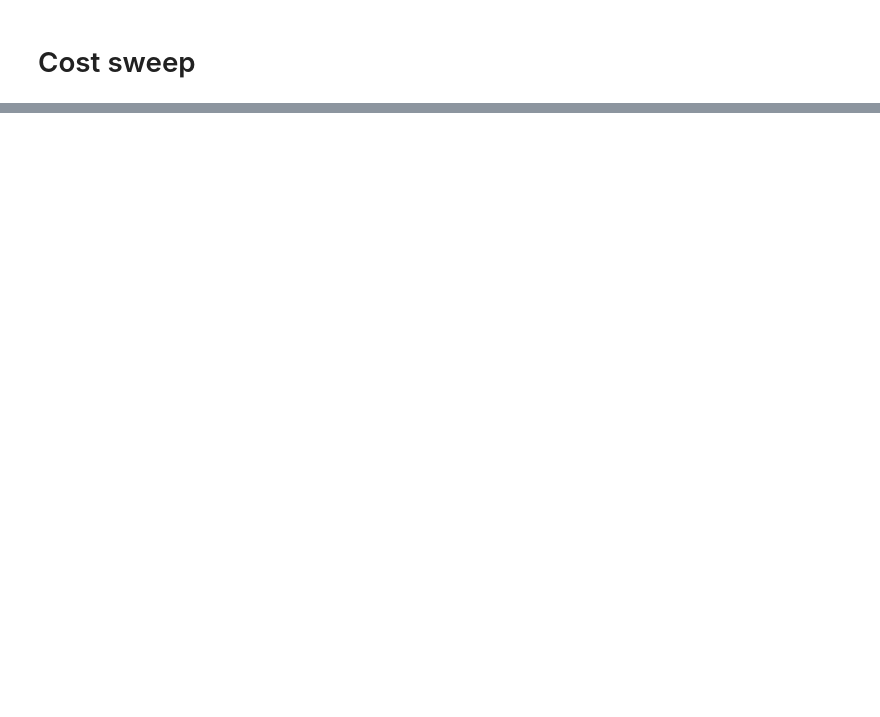
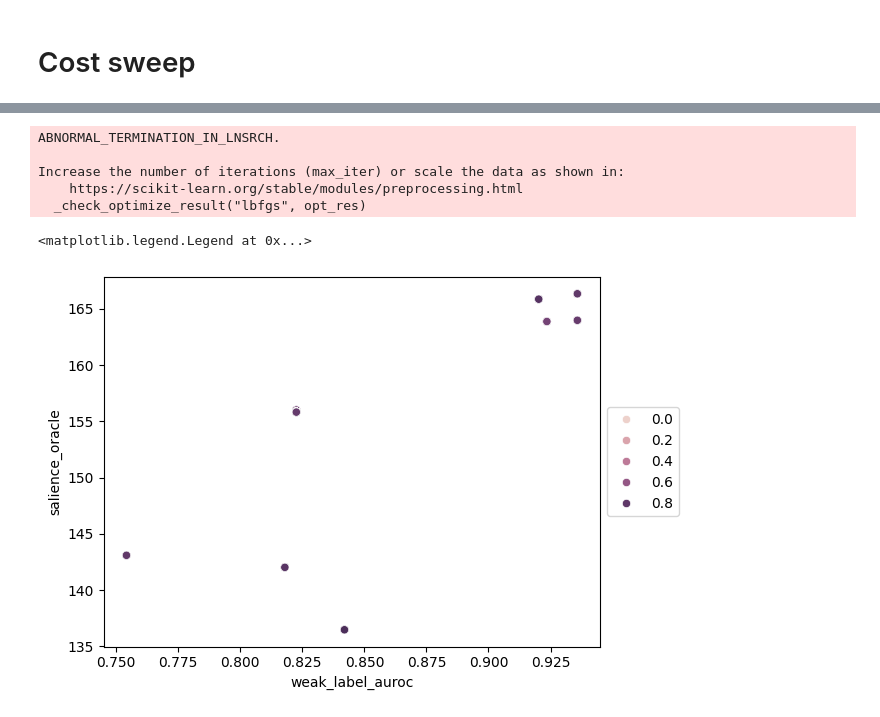
Before and after one commit to EleutherAI/scalable-elicitation, a Jupyter notebook: analysis.ipynb, the cells around one changed output, grey strips where cells are left out. Cells and saved outputs as stored; diff of their text form; code cells hidden in the pictures; blank space fills up the shorter version.

```diff
--- a/analysis.ipynb
+++ b/analysis.ipynb
@@ -513,0 +591,59 @@ f_df = pd.DataFrame(results)
+# %%
+from tqdm import tqdm
+# optimal spending frac vs: weak quality, weak_affordable, oracle_affordable, distractor salience, desired salience
+# TODO: include error bars based on GP std
+
+results = []
+for row in tqdm(df.iloc, total=len(df)):
+    for weak_affordable in 10 ** np.linspace(0, 4, 5):
+        for oracle_affordable in 10 ** np.linspace(0, 4, 5):
+            curr_df = results_df[(results_df["ds_name"] == row["ds_name"])]
+            n_wo = np.stack([np.linspace(0, weak_affordable, 101), np.linspace(oracle_affordable, 0, 101)], axis=1)
+            X = reparametrize(np.stack([curr_df["num_weak"].values, curr_df["num_oracle"].values], axis=1))  # type: ignore
+            y = curr_df["auroc"]
+            cost_ratio = weak_affordable / oracle_affordable
+
+            # Define the Gaussian Process model
+            kernel = 1.0 * RBF(length_scale=1.0) + WhiteKernel(noise_level=0.1)
+            gp = GaussianProcessRegressor(kernel=kernel, n_restarts_optimizer=10, normalize_y=True)
+
+            # Fit the model
+            gp.fit(X, y)
+            auroc, auroc_std = gp.predict(reparametrize(n_wo), return_std=True)
+            oracle_spending_frac = cost_ratio * n_wo[:, 1] / (cost_ratio * n_wo[:, 1] + n_wo[:, 0])
+
+            n_boot = 1000
+            auroc_samples = gp.sample_y(reparametrize(n_wo), n_samples=n_boot).T
+            argmaxes = np.argmax(auroc_samples, axis=1)
+            optimal_oracle_spending_frac = oracle_spending_frac[argmaxes]
+            optimal_oracle_spending_frac_mean = optimal_oracle_spending_frac.mean()
+            optimal_oracle_spending_frac_lo = np.percentile(optimal_oracle_spending_frac, 2.5)
+            optimal_oracle_spending_frac_hi = np.percentile(optimal_oracle_spending_frac, 97.5)
+            r = linregress(oracle_spending_frac, auroc).rvalue
+            results.append({
+                "ds_name": row["ds_name"],
+                "seed": row["seed"],
+                "weak_label_auroc": row["weak_label_auroc"],
+                "weak_label_acc": row["weak_label_acc"],
+                "auroc": auroc.max(),
+                "auroc_std": auroc_std[auroc.argmax()],
+                "aurocs": auroc,
+                "auroc_stds": auroc_std,
+                "oracle_spending_frac": oracle_spending_frac,
+                "salience_weak": row["salience_weak"],
+                "salience_oracle": row["salience_oracle"],
+                "weak_affordable": weak_affordable,
+                "oracle_affordable": oracle_affordable,
+                "expected_optimal_oracle_spending_frac": optimal_oracle_spending_frac_mean,
+                "optimal_oracle_spending_frac_lo": optimal_oracle_spending_frac_lo,
+                "optimal_oracle_spending_frac_hi": optimal_oracle_spending_frac_hi,
+                "r": r
+            })
+
+all_df = pd.DataFrame(results)
+# %% [output]
+ABNORMAL_TERMINATION_IN_LNSRCH.
+
+Increase the number of iterations (max_iter) or scale the data as shown in:
+    https://scikit-learn.org/stable/modules/preprocessing.html
+  _check_optimize_result("lbfgs", opt_res)
@@ -513,0 +652,8 @@ f_df = pd.DataFrame(results)
+# %%
+all_df = pd.read_pickle("results/optimal_spending_frac.pkl")
+# %%
+sns.scatterplot(x="weak_label_auroc", y="salience_oracle", hue="expected_optimal_oracle_spending_frac", data=all_df)
+plt.legend(loc="center left", bbox_to_anchor=(1, 0.5))
+# %% [output]
+<matplotlib.legend.Legend at 0x...>
+[figure, added]
```
Also changed, not shown: parts of 25 cells of this notebook, 2 other files.
